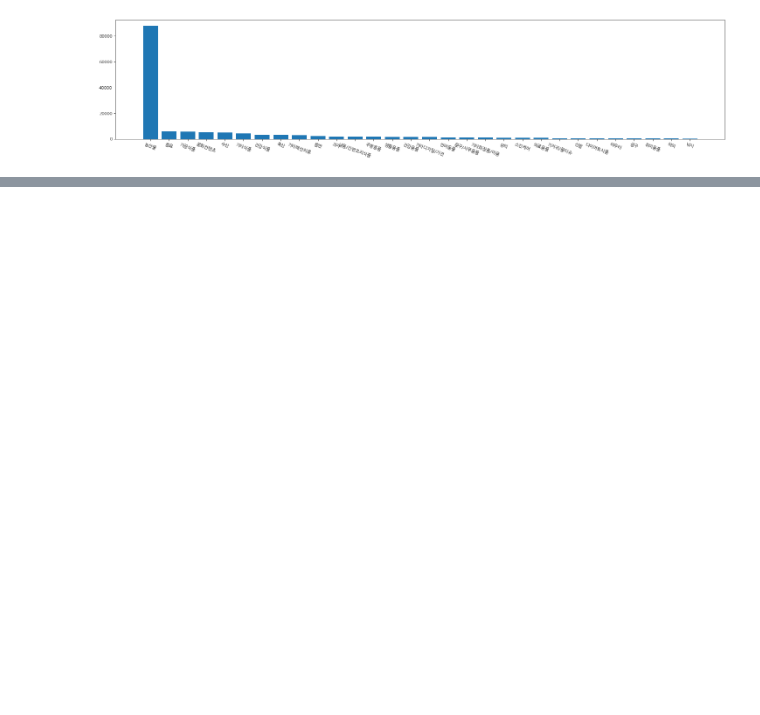
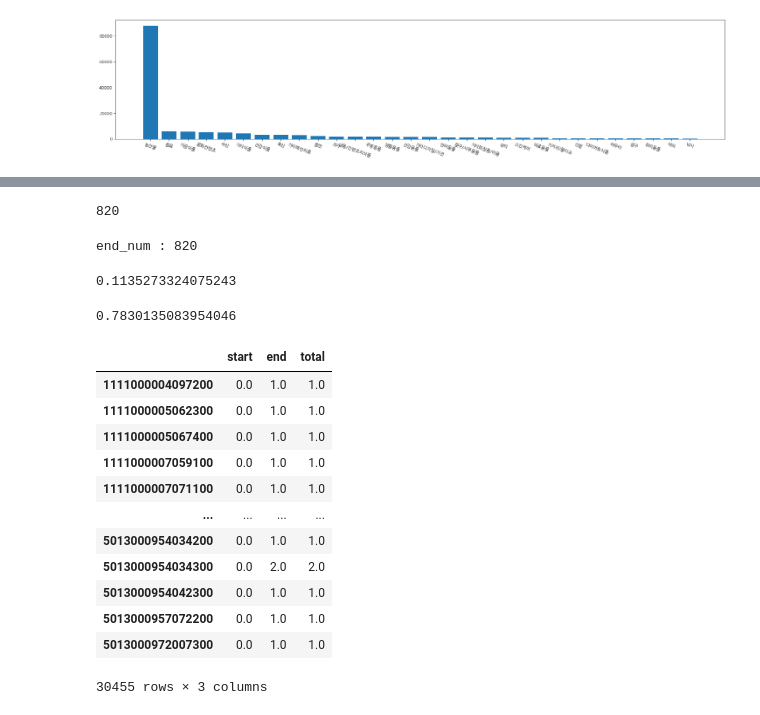
Before and after one commit to seonydg/ml-regression-logistics-distribution-forecast, a Jupyter notebook: Logistics Distribution Forecast Regression Analysis.ipynb, the cells around one changed output, grey strips where cells are left out. Drawn from its saved outputs; the diff is of its cells as text; code cells hidden in the pictures; blank space fills up the shorter version.

Commit message:
feat : data preprocessing-3

```diff
--- a/Logistics Distribution Forecast Regression Analysis.ipynb
+++ b/Logistics Distribution Forecast Regression Analysis.ipynb
@@ -181,0 +297,41 @@ plt.show()
+# %%
+# 배송 건수가 num_cnt보다 높은 것의 건수 확인
+num_cnt = 2
+sum(df['end'].value_counts() > num_cnt)
+# %% [output]
+820
+# %%
+# 건수가 너무 적다
+num_cnt = 2
+end_num = sum(df['end'].value_counts() > num_cnt)
+print('end_num :', end_num)
+
+# 전체 배송 건수 대비 num_cnt에 대한 비율
+df['end'].value_counts()[:end_num].sum() / df['end'].value_counts().sum()
+# %% [output]
+end_num : 820
+0.1135273324075243
+# %%
+# 도착지는 2만건으로 검색해야 약 80% 비율을 맞춘다
+df['end'].value_counts().head(20000).sum() / df['end'].value_counts().sum()
+# %% [output]
+0.7830135083954046
+# %%
+df_start_end = pd.DataFrame({'start':df['start'].value_counts(), 'end':df['end'].value_counts()})
+df_start_end.fillna(0, inplace=True)
+df_start_end['total'] = df_start_end['start'] + df_start_end['end']
+df_start_end
+# %% [output]
+|  | start | end | total |
+| 1111000004097200 | 0.0 | 1.0 | 1.0 |
+| 1111000005062300 | 0.0 | 1.0 | 1.0 |
+| 1111000005067400 | 0.0 | 1.0 | 1.0 |
+| 1111000007059100 | 0.0 | 1.0 | 1.0 |
+| 1111000007071100 | 0.0 | 1.0 | 1.0 |
+| ... | ... | ... | ... |
+| 5013000954034200 | 0.0 | 1.0 | 1.0 |
+| 5013000954034300 | 0.0 | 2.0 | 2.0 |
+| 5013000954042300 | 0.0 | 1.0 | 1.0 |
+| 5013000957072200 | 0.0 | 1.0 | 1.0 |
+| 5013000972007300 | 0.0 | 1.0 | 1.0 |
+30455 rows × 3 columns
```
Also changed, not shown: parts of 36 cells of this notebook.
